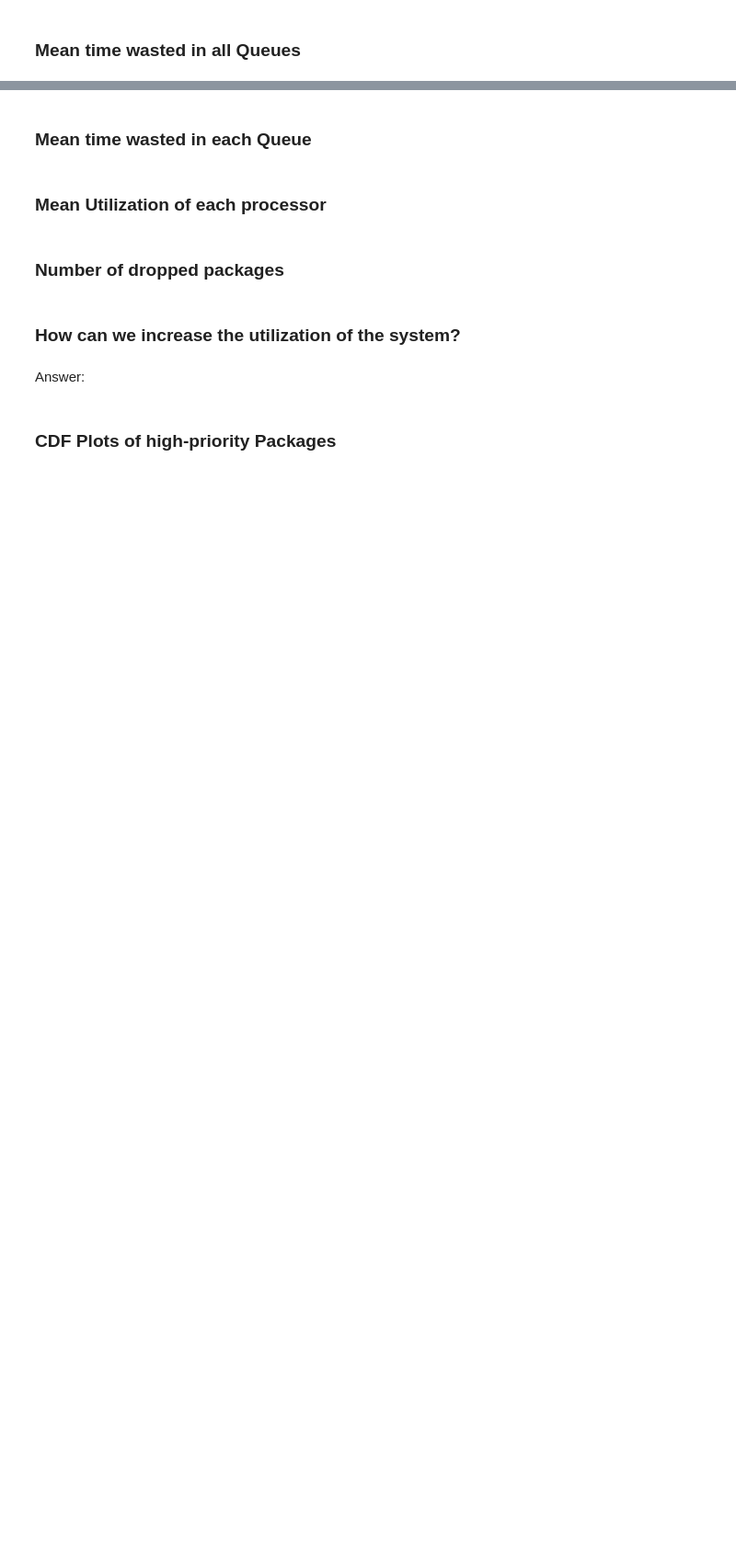
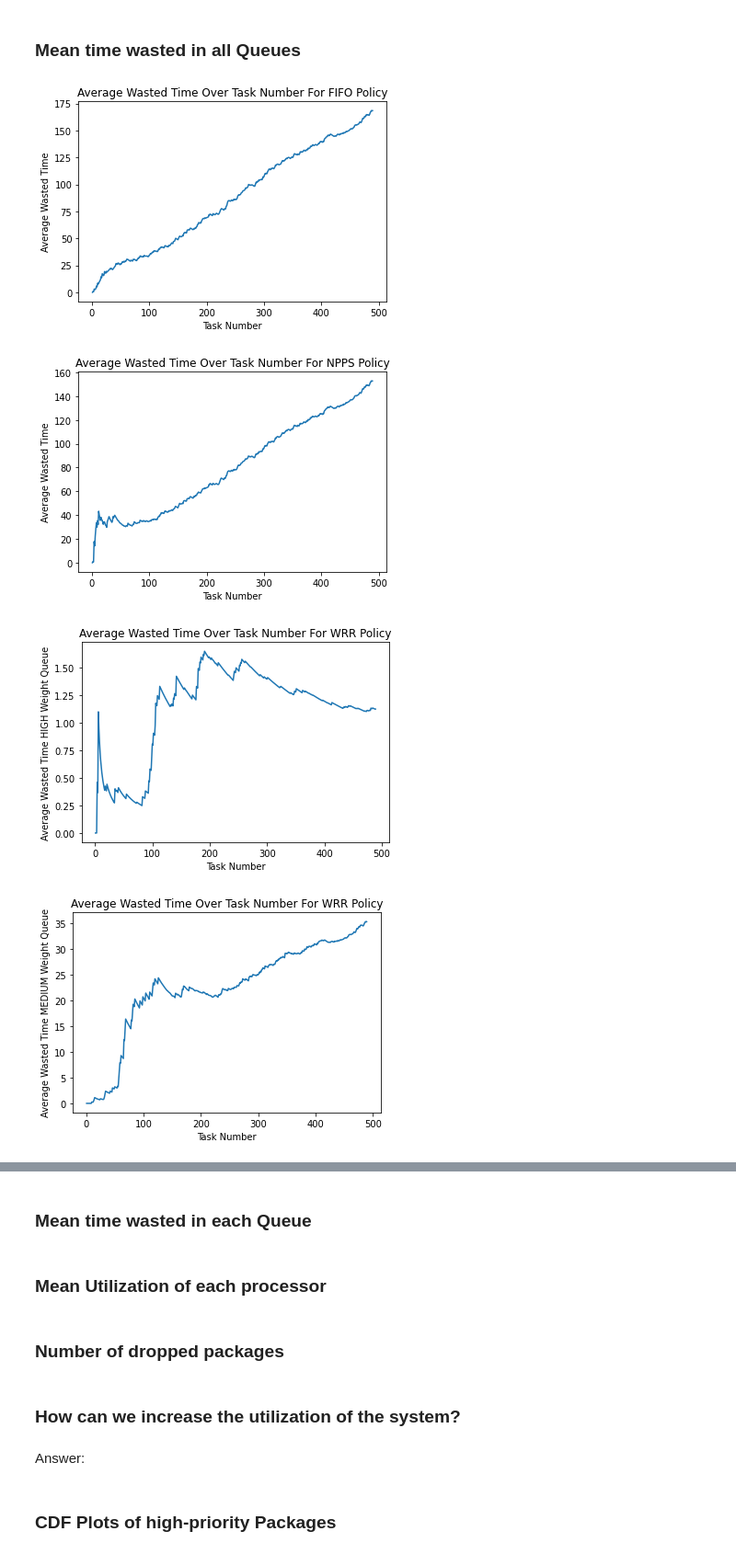
Before and after one commit to mjmaher987/Packet-Host-Router-Simulation, a Jupyter notebook: Source Codes/Router_Host_Network_Simulation - 020407 - 2113.ipynb, the cells around one changed output, grey strips where cells are left out. Shown at 92% size. Cells and saved outputs as stored; diff of their text form; code cells hidden in the pictures; blank space fills up the shorter version.

```diff
--- a/Source Codes/Router_Host_Network_Simulation - 020407 - 2113.ipynb
+++ b/Source Codes/Router_Host_Network_Simulation - 020407 - 2113.ipynb
@@ -276,2 +353,36 @@ Here we are going to visualize the outputs and check the performance of our simu
 # %% [markdown]
 ### Mean time wasted in all Queues
+# %%
+def plot_mean_time_wasted_in_queue(tasks, service_policy):
+    if service_policy == 'WRR':
+        for priority_key, priority_label in priority_labels.items():
+            queue_times = []
+            task_number = []
+            for i in range(1, len(tasks) + 1):
+                queue_times.append(Task.get_cumulative_queue_time(tasks, tasks[i - 1].arrival, priority_key) / i)
+                task_number.append(i)
+            plt.plot(task_number, queue_times)
+            plt.xlabel('Task Number')
+            plt.ylabel(f'Average Wasted Time {priority_label} Weight Queue')
+            plt.title(f'Average Wasted Time Over Task Number For {service_policy} Policy')
+            plt.show()
+    else:
+        queue_times = []
+        task_number = []
+        for i in range(1, len(tasks) + 1):
+            queue_times.append(Task.get_cumulative_queue_time(tasks, tasks[i - 1].arrival, None) / i)
+            task_number.append(i)
+        plt.plot(task_number, queue_times)
+        plt.xlabel('Task Number')
+        plt.ylabel('Average Wasted Time')
+        plt.title(f'Average Wasted Time Over Task Number For {service_policy} Policy')
+        plt.show()
+
+plot_mean_time_wasted_in_queue(fifo_packets, 'FIFO')
+plot_mean_time_wasted_in_queue(npps_packets, 'NPPS')
+plot_mean_time_wasted_in_queue(wrr_packets, 'WRR')
+# %% [output]
+[figure, added]
+[figure, added]
+[figure, added]
+[figure, added]
```
Also changed, not shown: parts of 16 cells of this notebook, 1 other file.
